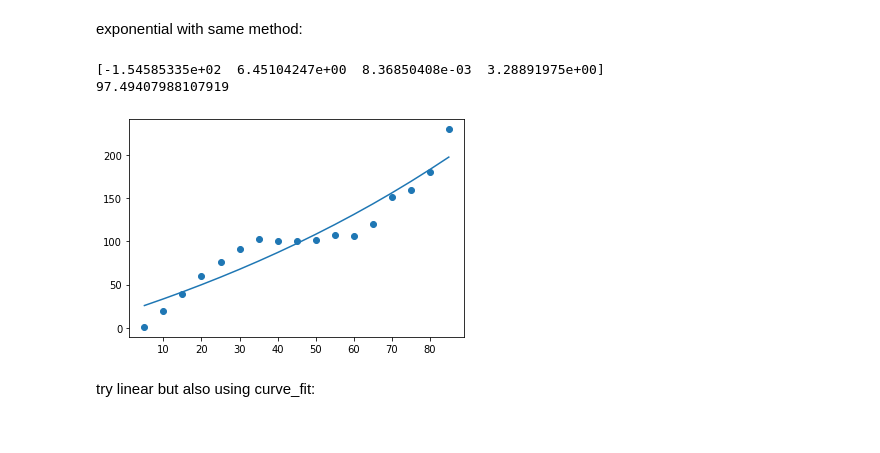
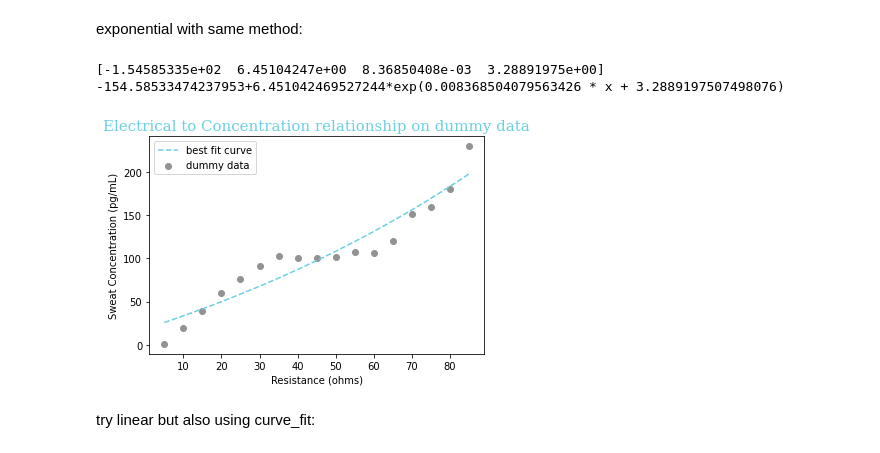
Before and after one commit to igemsoftware2021/Rochester, a Jupyter notebook: curve_fitting_experimentation.ipynb, the cells around one changed output. Drawn from its saved outputs; the diff is of its cells as text; code cells hidden in the pictures.

```diff
--- a/curve_fitting_experimentation.ipynb
+++ b/curve_fitting_experimentation.ipynb
@@ -504,37 +504,45 @@ exponential with same method:
 # %%
 from scipy.optimize import curve_fit
 from numpy import array
 
 from numpy import exp
 
 
 xdata = array([5, 10, 15, 20, 25, 30, 35, 40, 45,
               50, 55, 60, 65, 70, 75, 80, 85])
 
 
 ydata = array([1, 20, 39, 60, 76, 91, 103, 101, 100,
               102, 108, 106, 120, 151, 160, 180, 230])
 
 
 params, covariance = curve_fit(
     lambda t, a, b, c, d: a + b * exp(c * t + d), xdata, ydata, p0=(0, 0.5, 0.0005, 0))
 
 import matplotlib.pyplot as plt
 from matplotlib import pyplot
 
 print(params)
 
-pyplot.scatter(xdata, ydata, label='data')
-plt.plot(xdata, params[0]+params[1]*exp(params[2] * xdata + params[3]))
+font1={'family':'serif','color':'#6ccfe2'}
+
+#source on how to specify colors: https://matplotlib.org/stable/tutorials/colors/colors.html#sphx-glr-tutorials-colors-colors-py
+# Source for hexidecimal code of color: https://www.color-hex.com/color/6ccfe2
+pyplot.scatter(xdata, ydata, label='dummy data',color='#929292') # Source on formatting matplotlib: https://towardsdatascience.com/all-your-matplotlib-questions-answered-420dd95cb4ff
+plt.plot(xdata, params[0]+params[1]*exp(params[2] * xdata + params[3]), label='best fit curve',color='#6ccfe2',linestyle='--');
+plt.legend();
+plt.ylabel('Sweat Concentration (pg/mL)', fontsize = 10); #for y label
+plt.xlabel('Resistance (ohms)', fontsize = 10); #for x label
+plt.title('Electrical to Concentration relationship on dummy data',fontdict=font1,fontsize=15); #source: https://www.w3schools.com/python/matplotlib_labels.asp
 
 # why 'a' so big and negative? visually, y-intercept should be positive
 # OHP, it is because of 'd' value --> ~ -150 + 6e^3
 
-print(params[0]+params[1]*exp(params[2] * 0 + params[3]))
+print(f'{params[0]}+{params[1]}*exp({params[2]} * x + {params[3]})')
 # %% [output]
 [-1.54585335e+02  6.45104247e+00  8.36850408e-03  3.28891975e+00]
-97.49407988107919
+-154.58533474237953+6.451042469527244*exp(0.008368504079563426 * x + 3.2889197507498076)
-[figure, old version]
+[figure, new version]
 # %% [markdown]
 try linear but also using curve_fit:
 # %%
```
Also changed, not shown: parts of 36 cells of this notebook.
